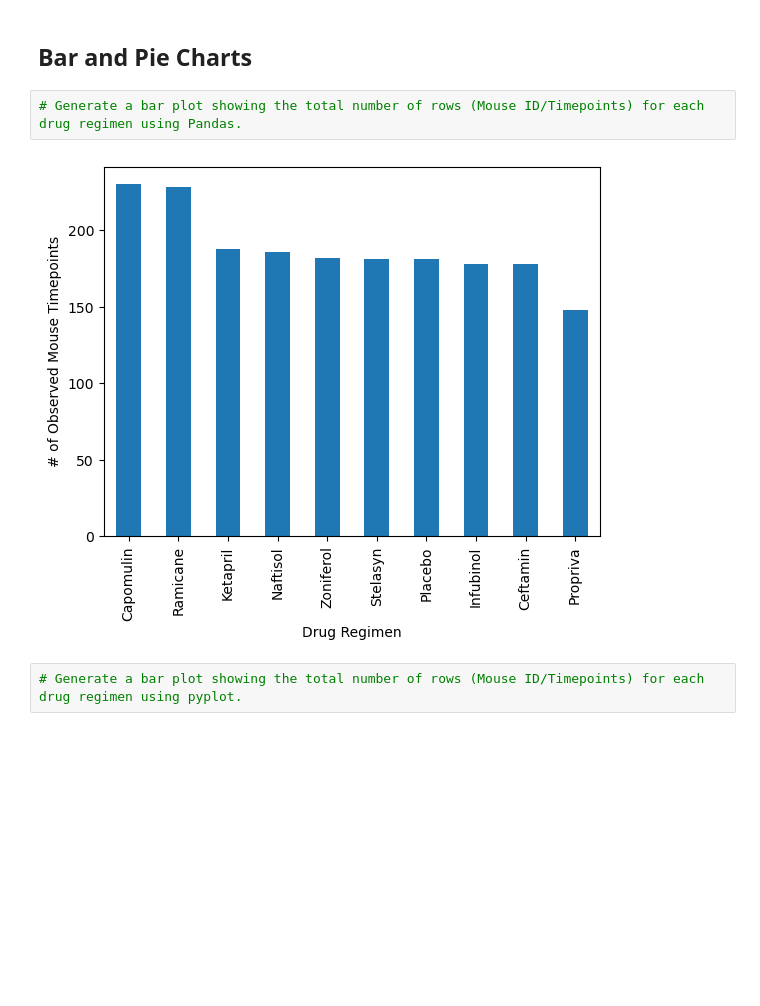
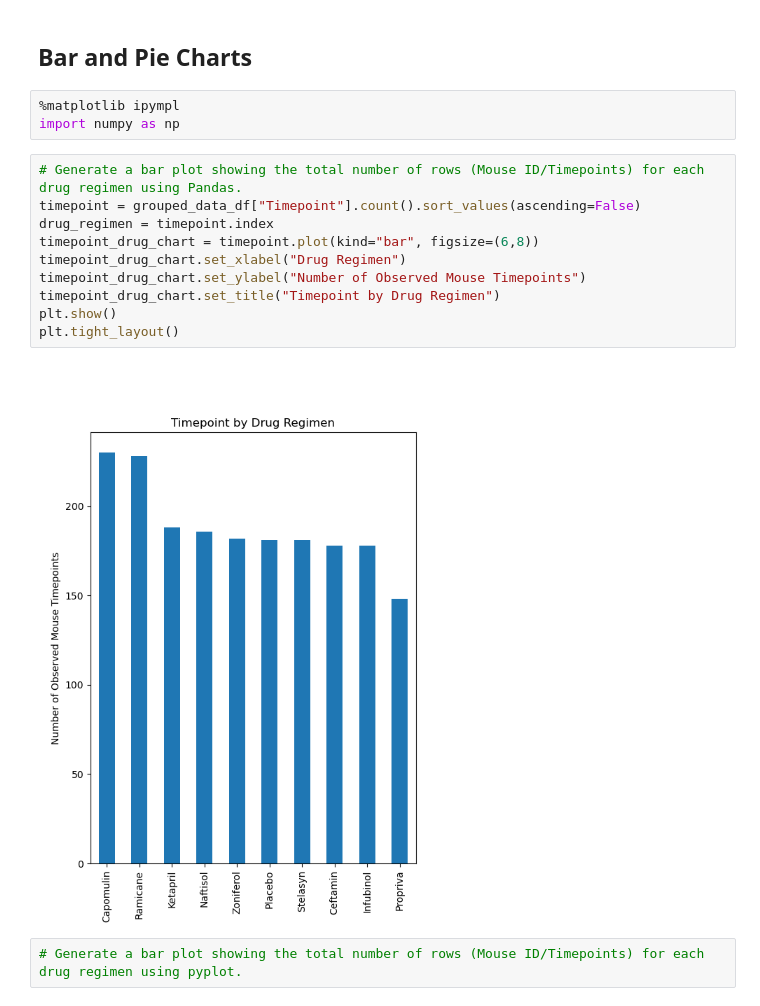
Before and after one commit to alvin-giang/Data_Visualization, a Jupyter notebook: Pymaceuticals/pymaceuticals_starter.ipynb, the cells around one changed output. Cells and saved outputs as stored; diff of their text form; blank space fills up the shorter version.

```diff
--- a/Pymaceuticals/pymaceuticals_starter.ipynb
+++ b/Pymaceuticals/pymaceuticals_starter.ipynb
@@ -136,10 +139,21 @@ tumor_df
 | Zoniferol | 53.236507 | 51.818479 | 48.533355 | 6.966589 | 0.516398 |
 # %% [markdown]
 ## Bar and Pie Charts
+# %%
+%matplotlib ipympl
+import numpy as np
 # %%
 # Generate a bar plot showing the total number of rows (Mouse ID/Timepoints) for each drug regimen using Pandas.
+timepoint = grouped_data_df["Timepoint"].count().sort_values(ascending=False)
+drug_regimen = timepoint.index
+timepoint_drug_chart = timepoint.plot(kind="bar", figsize=(6,8))
+timepoint_drug_chart.set_xlabel("Drug Regimen")
+timepoint_drug_chart.set_ylabel("Number of Observed Mouse Timepoints")
+timepoint_drug_chart.set_title("Timepoint by Drug Regimen")
+plt.show()
+plt.tight_layout()
 # %% [output]
-[figure, old version]
+[figure, new version]
 # %%
 # Generate a bar plot showing the total number of rows (Mouse ID/Timepoints) for each drug regimen using pyplot.
 # %% [output]
```
Also changed, not shown: parts of 1 cell of this notebook, 1 other file.
